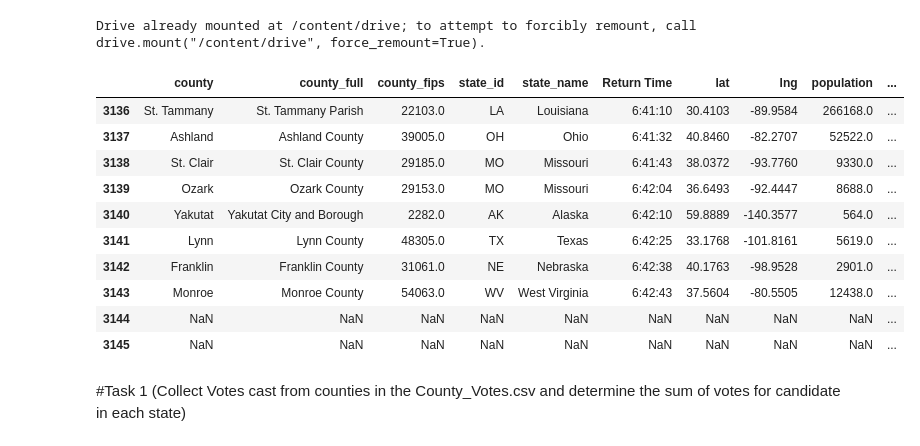
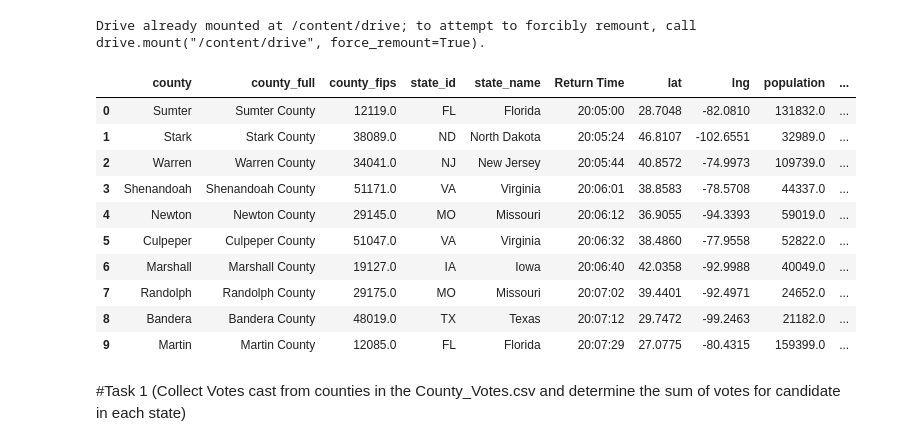
Before and after one commit to winesther23/CMPSC-132-Project-2, a Jupyter notebook: Project_2.ipynb, the cells around one changed output. Drawn from its saved outputs; the diff is of its cells as text; code cells hidden in the pictures.

```diff
--- a/Project_2.ipynb
+++ b/Project_2.ipynb
@@ -14,18 +14,18 @@ Counties_Vote = pd.read_csv('/content/drive/My Drive/Datasets/Project_2/Voting-C
 # %%
 df = pd.DataFrame(Counties_Vote)
 # %%
-df.tail(10)
+df.head(10)
 # %% [output]
 |  | county | county_full | county_fips | state_id | state_name | Return Time | lat | lng | population | ... |
-| 3136 | St. Tammany | St. Tammany Parish | 22103.0 | LA | Louisiana | 6:41:10 | 30.4103 | -89.9584 | 266168.0 | ... |
-| 3137 | Ashland | Ashland County | 39005.0 | OH | Ohio | 6:41:32 | 40.8460 | -82.2707 | 52522.0 | ... |
-| 3138 | St. Clair | St. Clair County | 29185.0 | MO | Missouri | 6:41:43 | 38.0372 | -93.7760 | 9330.0 | ... |
-| 3139 | Ozark | Ozark County | 29153.0 | MO | Missouri | 6:42:04 | 36.6493 | -92.4447 | 8688.0 | ... |
-| 3140 | Yakutat | Yakutat City and Borough | 2282.0 | AK | Alaska | 6:42:10 | 59.8889 | -140.3577 | 564.0 | ... |
-| 3141 | Lynn | Lynn County | 48305.0 | TX | Texas | 6:42:25 | 33.1768 | -101.8161 | 5619.0 | ... |
-| 3142 | Franklin | Franklin County | 31061.0 | NE | Nebraska | 6:42:38 | 40.1763 | -98.9528 | 2901.0 | ... |
-| 3143 | Monroe | Monroe County | 54063.0 | WV | West Virginia | 6:42:43 | 37.5604 | -80.5505 | 12438.0 | ... |
-| 3144 | NaN | NaN | NaN | NaN | NaN | NaN | NaN | NaN | NaN | ... |
-| 3145 | NaN | NaN | NaN | NaN | NaN | NaN | NaN | NaN | NaN | ... |
+| 0 | Sumter | Sumter County | 12119.0 | FL | Florida | 20:05:00 | 28.7048 | -82.0810 | 131832.0 | ... |
+| 1 | Stark | Stark County | 38089.0 | ND | North Dakota | 20:05:24 | 46.8107 | -102.6551 | 32989.0 | ... |
+| 2 | Warren | Warren County | 34041.0 | NJ | New Jersey | 20:05:44 | 40.8572 | -74.9973 | 109739.0 | ... |
+| 3 | Shenandoah | Shenandoah County | 51171.0 | VA | Virginia | 20:06:01 | 38.8583 | -78.5708 | 44337.0 | ... |
+| 4 | Newton | Newton County | 29145.0 | MO | Missouri | 20:06:12 | 36.9055 | -94.3393 | 59019.0 | ... |
+| 5 | Culpeper | Culpeper County | 51047.0 | VA | Virginia | 20:06:32 | 38.4860 | -77.9558 | 52822.0 | ... |
+| 6 | Marshall | Marshall County | 19127.0 | IA | Iowa | 20:06:40 | 42.0358 | -92.9988 | 40049.0 | ... |
+| 7 | Randolph | Randolph County | 29175.0 | MO | Missouri | 20:07:02 | 39.4401 | -92.4971 | 24652.0 | ... |
+| 8 | Bandera | Bandera County | 48019.0 | TX | Texas | 20:07:12 | 29.7472 | -99.2463 | 21182.0 | ... |
+| 9 | Martin | Martin County | 12085.0 | FL | Florida | 20:07:29 | 27.0775 | -80.4315 | 159399.0 | ... |
 # %% [markdown]
 #Task 1 (Collect Votes cast from counties in the County_Votes.csv and determine the sum of votes for candidate in each state)
```
Also changed, not shown: parts of 17 cells of this notebook.
